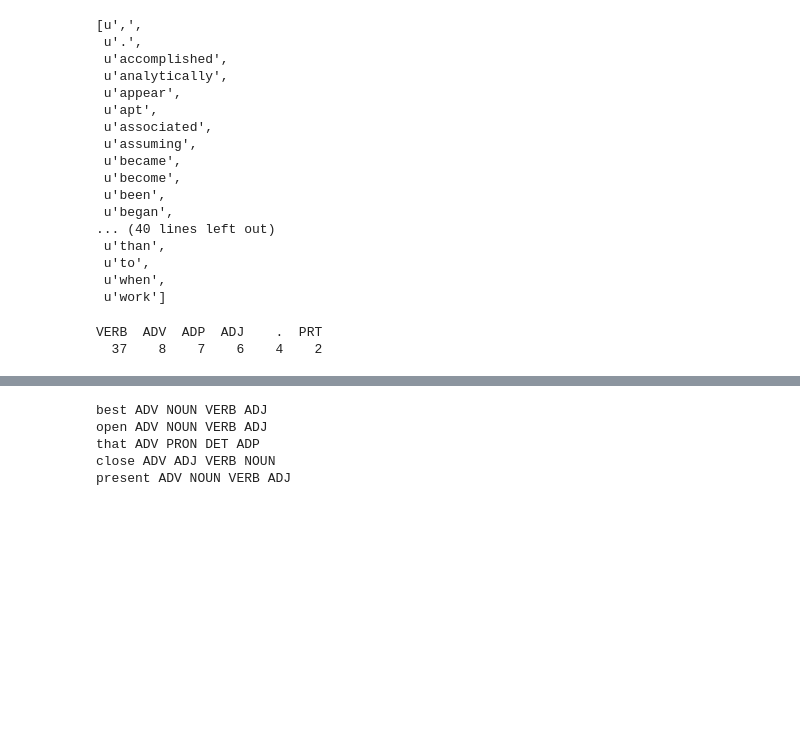
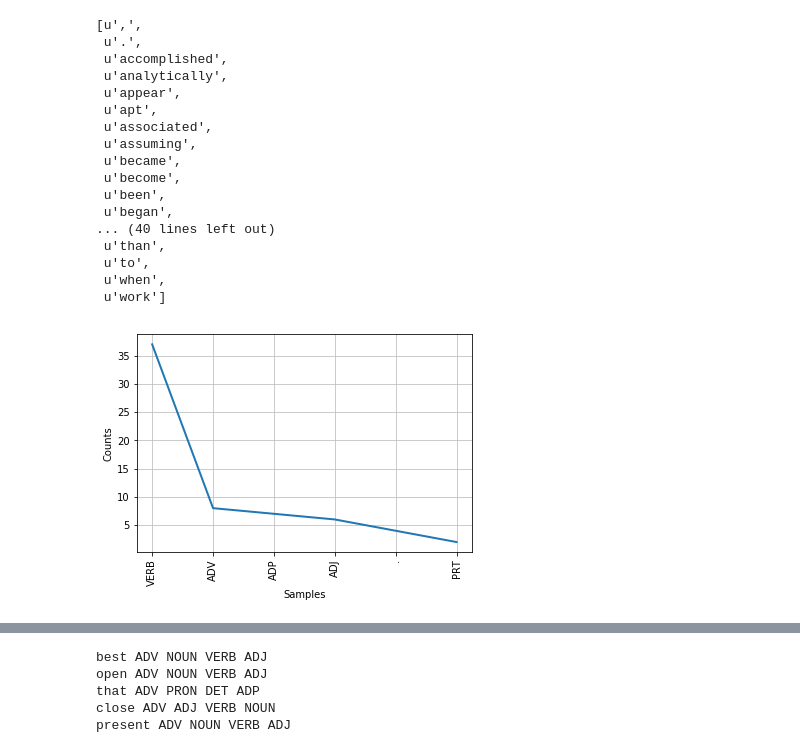
Before and after one commit to adrian3ka/machine-learning-collection, a Jupyter notebook: book/bab5/5 - 1 & 5 - 2.ipynb, the cells around one changed output, grey strips where cells are left out. Saved outputs shown, nothing was run; the diff lists cells and outputs as text; code cells hidden in the pictures; blank space fills up the shorter version.

```diff
--- a/book/bab5/5 - 1 & 5 - 2.ipynb
+++ b/book/bab5/5 - 1 & 5 - 2.ipynb
@@ -254,11 +274,10 @@ sorted(set(b for (a, b) in nltk.bigrams(brown_learned_text) if a == 'often'))
 # %%
 brown_lrnd_tagged = brown.tagged_words(categories='learned', tagset='universal')
 tags = [b[1] for (a, b) in nltk.bigrams(brown_lrnd_tagged) if a[0] == 'often']
 fd = nltk.FreqDist(tags)
-fd.tabulate()
+fd.plot()
 # %% [output]
-VERB  ADV  ADP  ADJ    .  PRT
-  37    8    7    6    4    2
+[figure, added]
 # %%
 def process(sentence):
     for (w1,t1), (w2,t2), (w3,t3) in nltk.trigrams(sentence):
```
Also changed, not shown: parts of 18 cells of this notebook, 4 other files.
